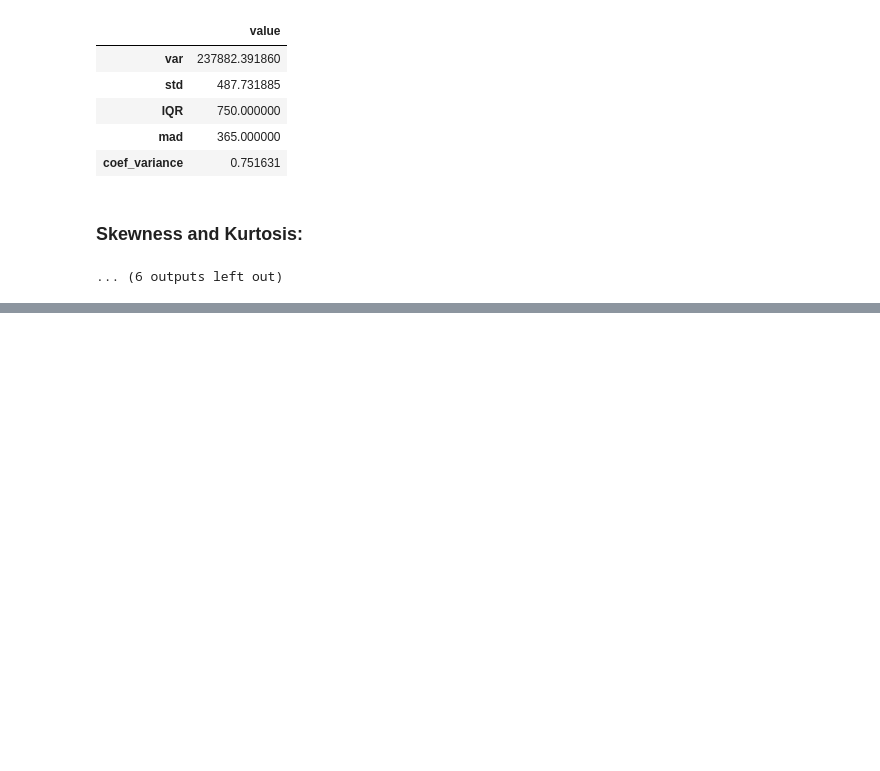
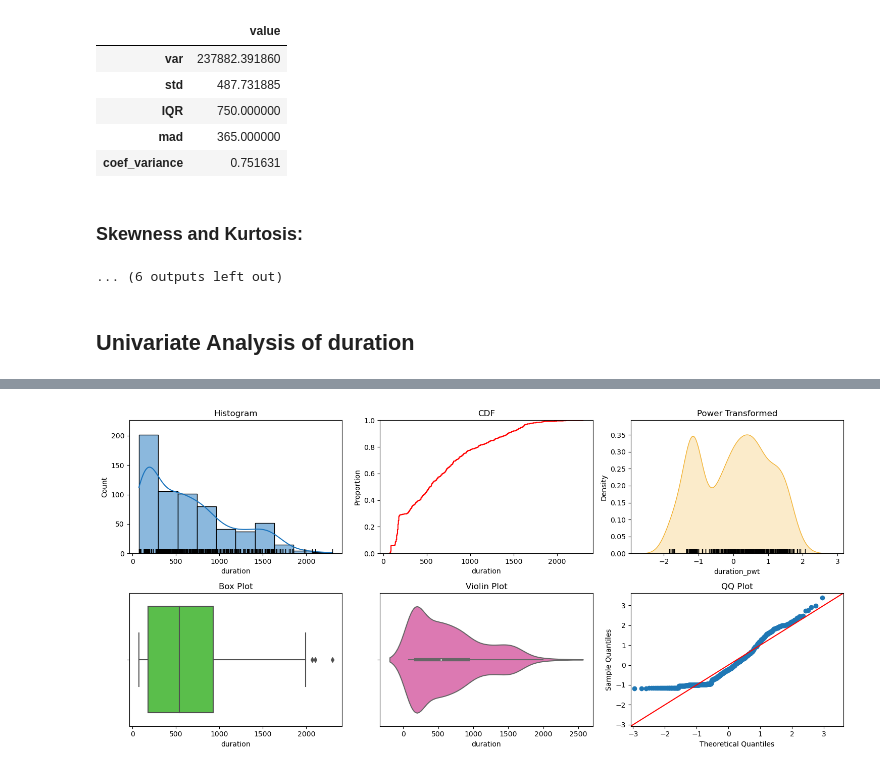
Before and after one commit to jayantbhatia/Sagemaker_project, a Jupyter notebook: notebook/EDA.ipynb, the cells around one changed output, grey strips where cells are left out. Saved outputs shown, nothing was run; the diff lists cells and outputs as text; code cells hidden in the pictures; blank space fills up the shorter version.

```diff
--- a/notebook/EDA.ipynb
+++ b/notebook/EDA.ipynb
@@ -495,3 +495,7 @@ Measure of Spread:
 | coef_variance | 0.751631 |
 Skewness and Kurtosis:
 ... (6 outputs left out)
+# %%
+eda_helper_functions.num_univar_plots(train, "duration")
+# %% [output]
+Univariate Analysis of duration
@@ -497,0 +503 @@ Skewness and Kurtosis:
+[figure, added]
```
Also changed, not shown: parts of 11 cells of this notebook, 2 other files.
